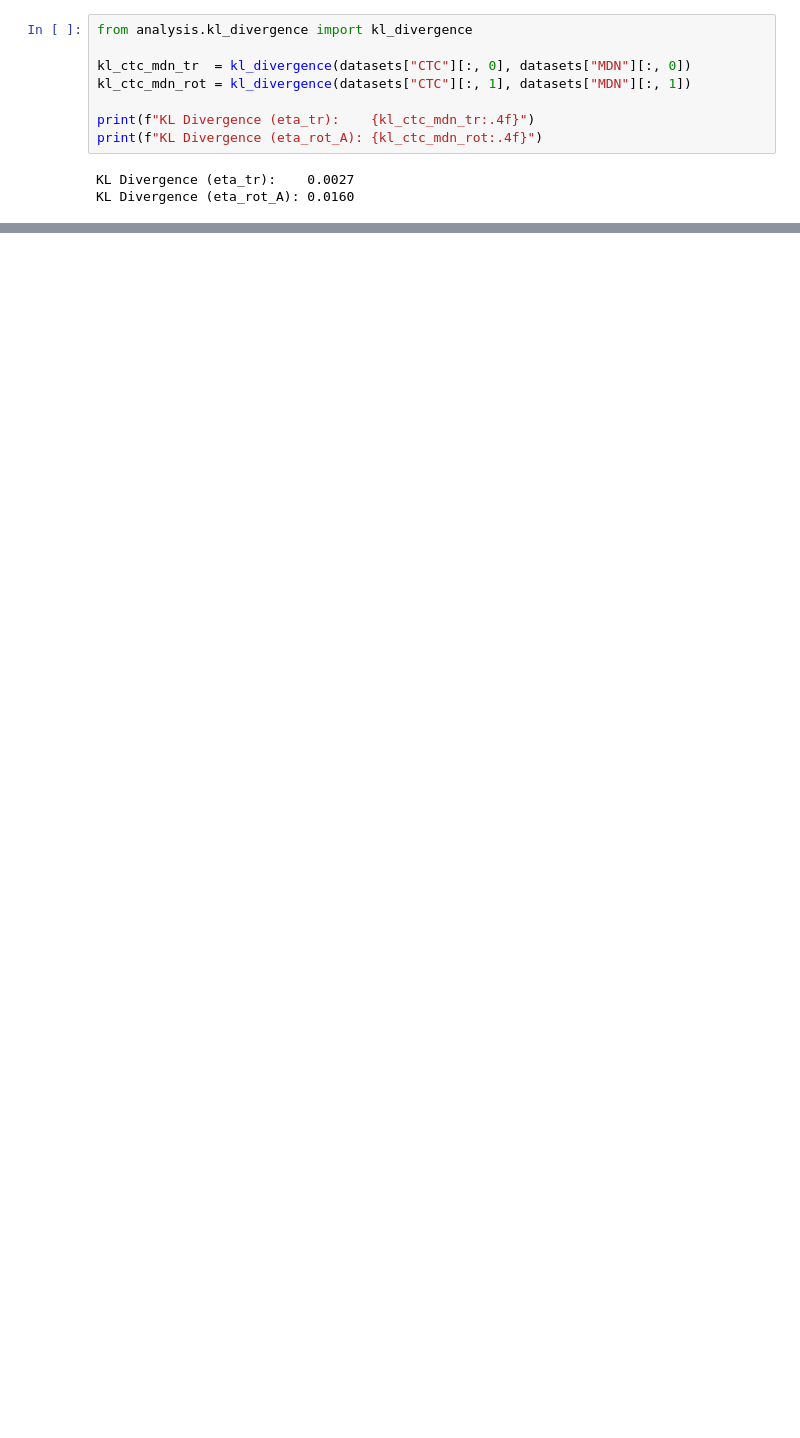
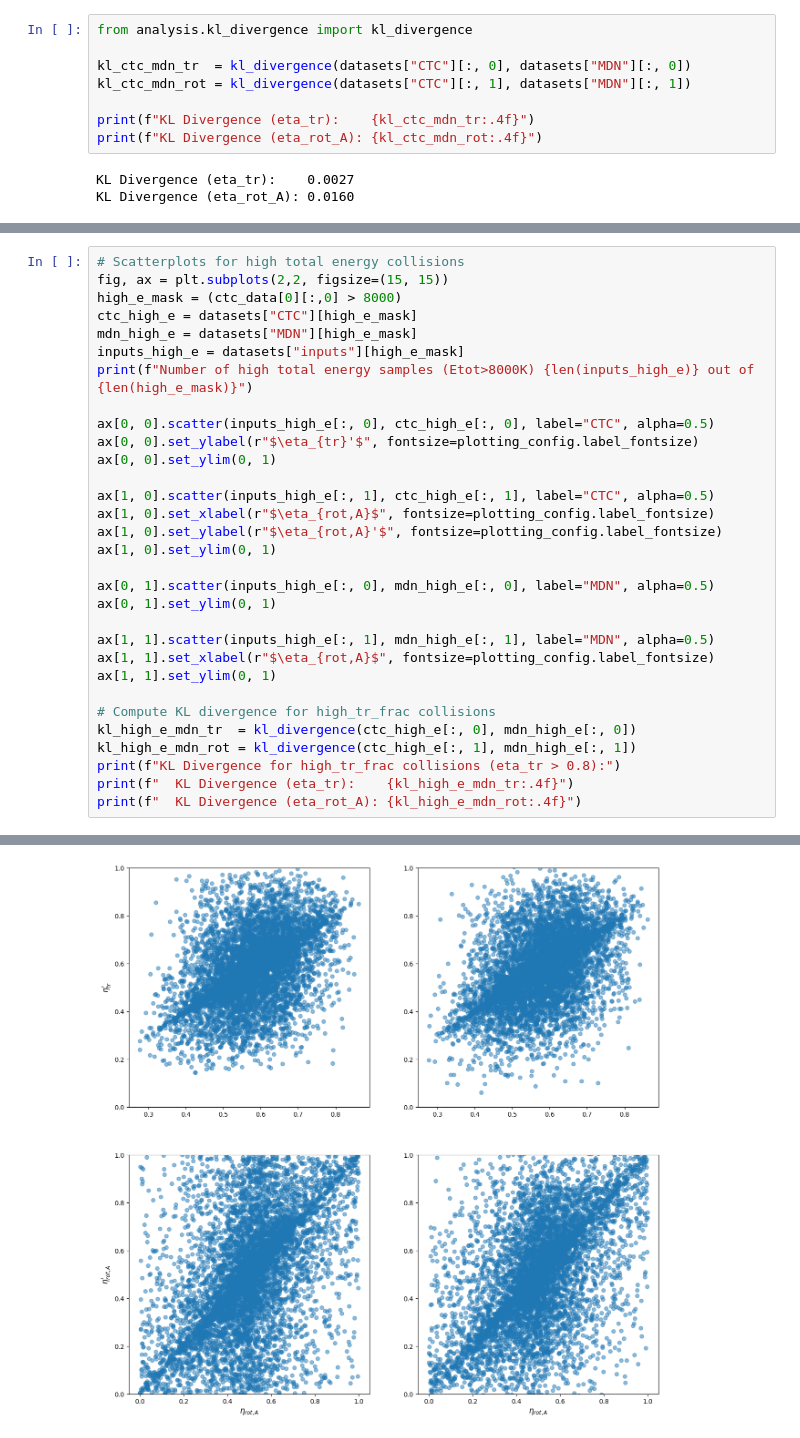
Before and after one commit to TijnZeelenberg/scatteringkernels, a Jupyter notebook: H2scatterplots.ipynb, the cells around one changed output, grey strips where cells are left out. Cells and saved outputs as stored; diff of their text form; blank space fills up the shorter version.

```diff
--- a/H2scatterplots.ipynb
+++ b/H2scatterplots.ipynb
@@ -189,0 +234,32 @@ KL Divergence (eta_rot_A): 0.0160
+# %%
+# Scatterplots for high total energy collisions
+fig, ax = plt.subplots(2,2, figsize=(15, 15))
+high_e_mask = (ctc_data[0][:,0] > 8000)
+ctc_high_e = datasets["CTC"][high_e_mask]
+mdn_high_e = datasets["MDN"][high_e_mask]
+inputs_high_e = datasets["inputs"][high_e_mask]
+print(f"Number of high total energy samples (Etot>8000K) {len(inputs_high_e)} out of {len(high_e_mask)}")
+
+ax[0, 0].scatter(inputs_high_e[:, 0], ctc_high_e[:, 0], label="CTC", alpha=0.5)
+ax[0, 0].set_ylabel(r"$\eta_{tr}'$", fontsize=plotting_config.label_fontsize)
+ax[0, 0].set_ylim(0, 1)
+
+ax[1, 0].scatter(inputs_high_e[:, 1], ctc_high_e[:, 1], label="CTC", alpha=0.5)
+ax[1, 0].set_xlabel(r"$\eta_{rot,A}$", fontsize=plotting_config.label_fontsize)
+ax[1, 0].set_ylabel(r"$\eta_{rot,A}'$", fontsize=plotting_config.label_fontsize)
+ax[1, 0].set_ylim(0, 1)
+
+ax[0, 1].scatter(inputs_high_e[:, 0], mdn_high_e[:, 0], label="MDN", alpha=0.5)
+ax[0, 1].set_ylim(0, 1)
+
+ax[1, 1].scatter(inputs_high_e[:, 1], mdn_high_e[:, 1], label="MDN", alpha=0.5)
+ax[1, 1].set_xlabel(r"$\eta_{rot,A}$", fontsize=plotting_config.label_fontsize)
+ax[1, 1].set_ylim(0, 1)
+
+# Compute KL divergence for high_tr_frac collisions
+kl_high_e_mdn_tr  = kl_divergence(ctc_high_e[:, 0], mdn_high_e[:, 0])
+kl_high_e_mdn_rot = kl_divergence(ctc_high_e[:, 1], mdn_high_e[:, 1])
+print(f"KL Divergence for high_tr_frac collisions (eta_tr > 0.8):")
+print(f"  KL Divergence (eta_tr):    {kl_high_e_mdn_tr:.4f}")
+print(f"  KL Divergence (eta_rot_A): {kl_high_e_mdn_rot:.4f}")
+# %% [output]
@@ -189,0 +270 @@ KL Divergence (eta_rot_A): 0.0160
+[figure, added]
```
Also changed, not shown: parts of 8 cells of this notebook, 1 other file.
